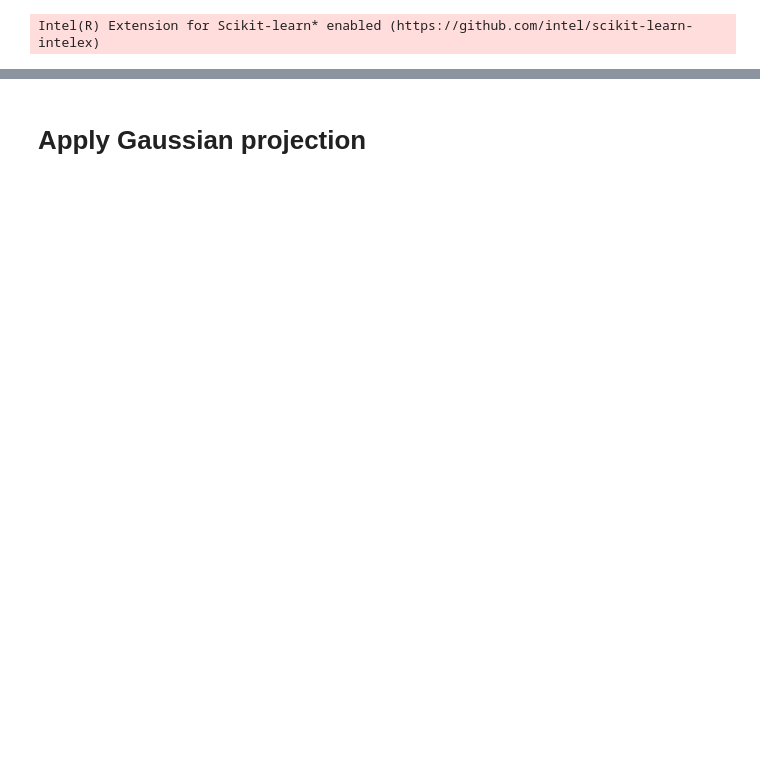
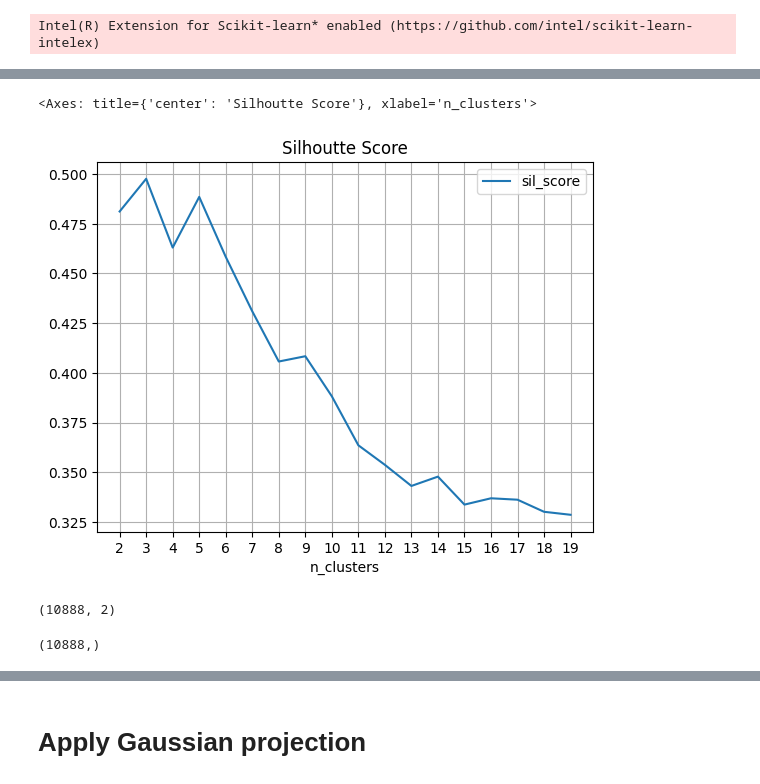
Before and after one commit to PavanKB/PS_3, a Jupyter notebook: dim_red_kmeans_dry_beans.ipynb, the cells around one changed output, grey strips where cells are left out. Saved outputs shown, nothing was run; the diff lists cells and outputs as text; code cells hidden in the pictures; blank space fills up the shorter version.

```diff
--- a/dim_red_kmeans_dry_beans.ipynb
+++ b/dim_red_kmeans_dry_beans.ipynb
@@ -87,0 +97,21 @@ for n_clusters in range(2, 20):
+# %%
+results_df.plot(x='n_clusters', y='sil_score',title='Silhoutte Score', xticks=results_df['n_clusters'], grid=True)
+# %% [output]
+<Axes: title={'center': 'Silhoutte Score'}, xlabel='n_clusters'>
+[figure, added]
+# %%
+# Get the PCA transformed data
+X_pca = clus_pipeline[:-1].transform(X_train)
+X_pca.shape
+# %% [output]
+(10888, 2)
+# %%
+#  Get the K-means labels and centroids
+clus_pipeline.set_params(model__n_clusters=5)
+
+label = clus_pipeline.fit_predict(X_train)
+print(label.shape)
+
+centroids = clus_pipeline.named_steps['model'].cluster_centers_
+# %% [output]
+(10888,)
```
Also changed, not shown: parts of 36 cells of this notebook, 1 other file.
